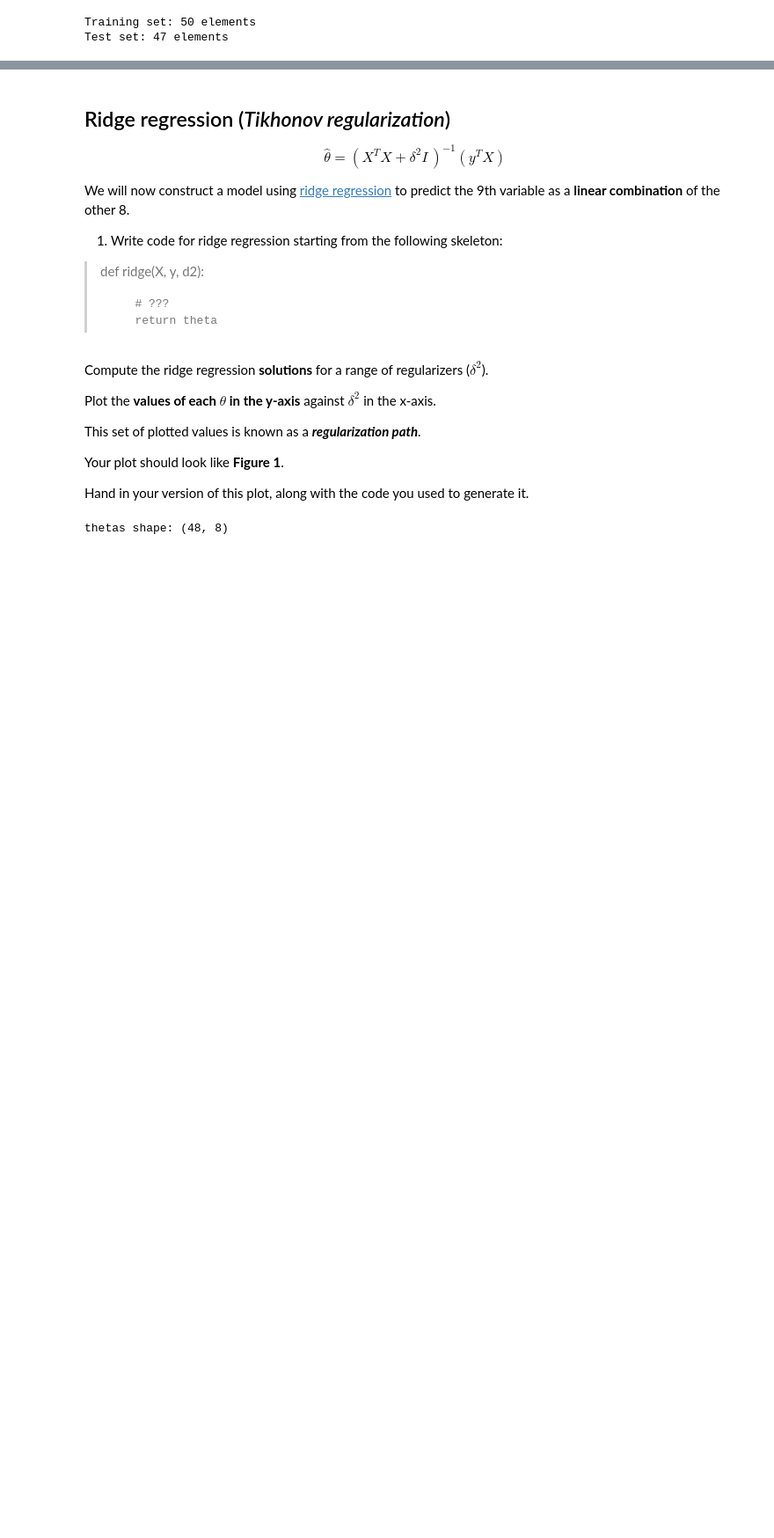
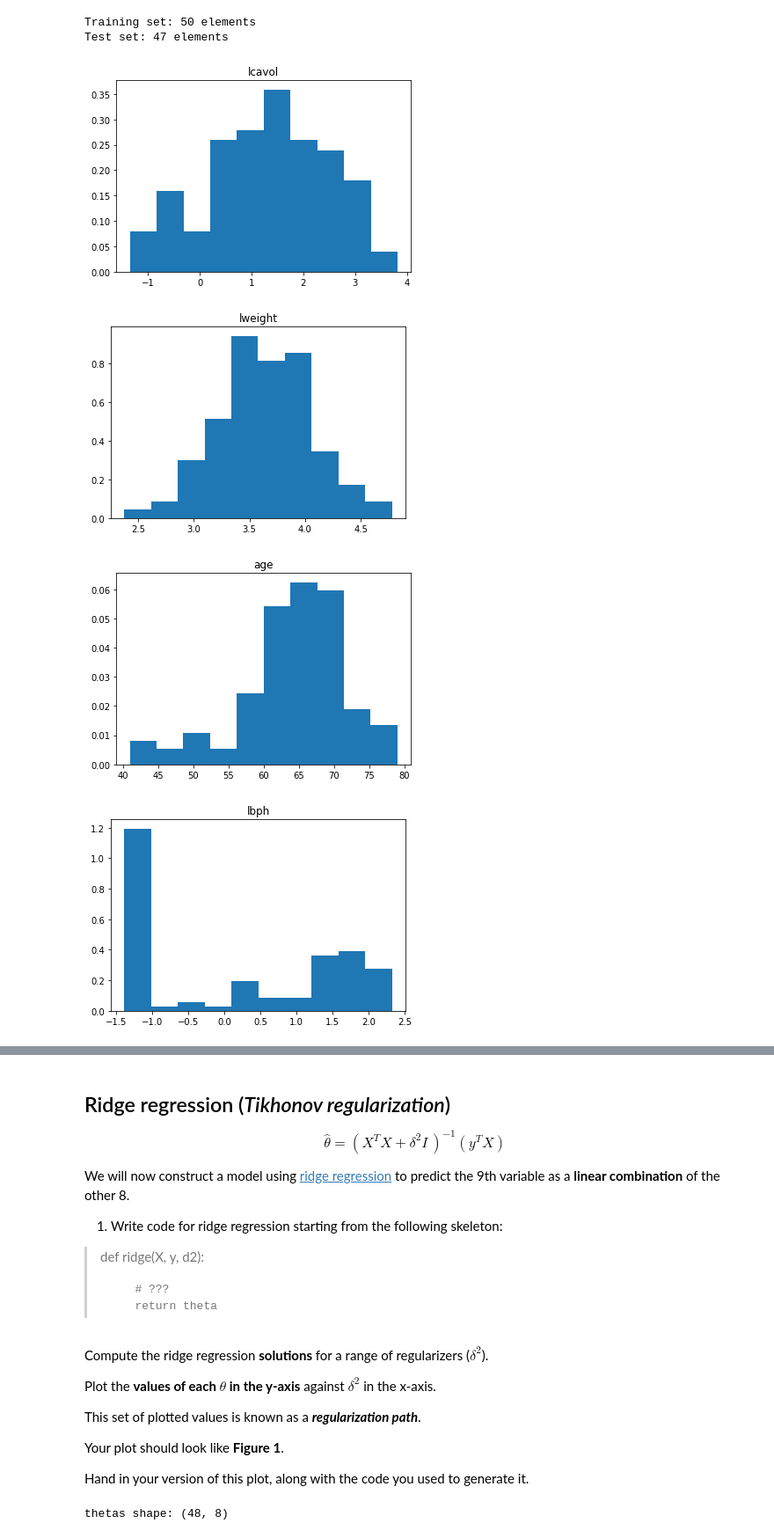
Before and after one commit to LecJackS/CPSC-540-Nando-de-Freitas, a Jupyter notebook: Homework 1.ipynb, the cells around one changed output, grey strips where cells are left out. Shown: that part at 88% size. Drawn from its saved outputs; the diff is of its cells as text; code cells hidden in the pictures; blank space fills up the shorter version.

```diff
--- a/Homework 1.ipynb
+++ b/Homework 1.ipynb
@@ -53,3 +64,16 @@ print('Test set: {} elements'.format(len(y_test)))
 # %% [output]
 Training set: 50 elements
 Test set: 47 elements
+# %%
+import matplotlib.pyplot as plt
+num_features = len(X[0,:])
+names = ['lcavol','lweight','age','lbph','svi','lcp','gleason','pgg45','lpsa']
+for i in range(num_features):
+    plt.hist(X[:,i], density=True)
+    plt.title(names[i])
+    plt.show()
+# %% [output]
+[figure, added]
+[figure, added]
+[figure, added]
+[figure, added]
```
Also changed, not shown: parts of 13 cells of this notebook, 6 other files.
